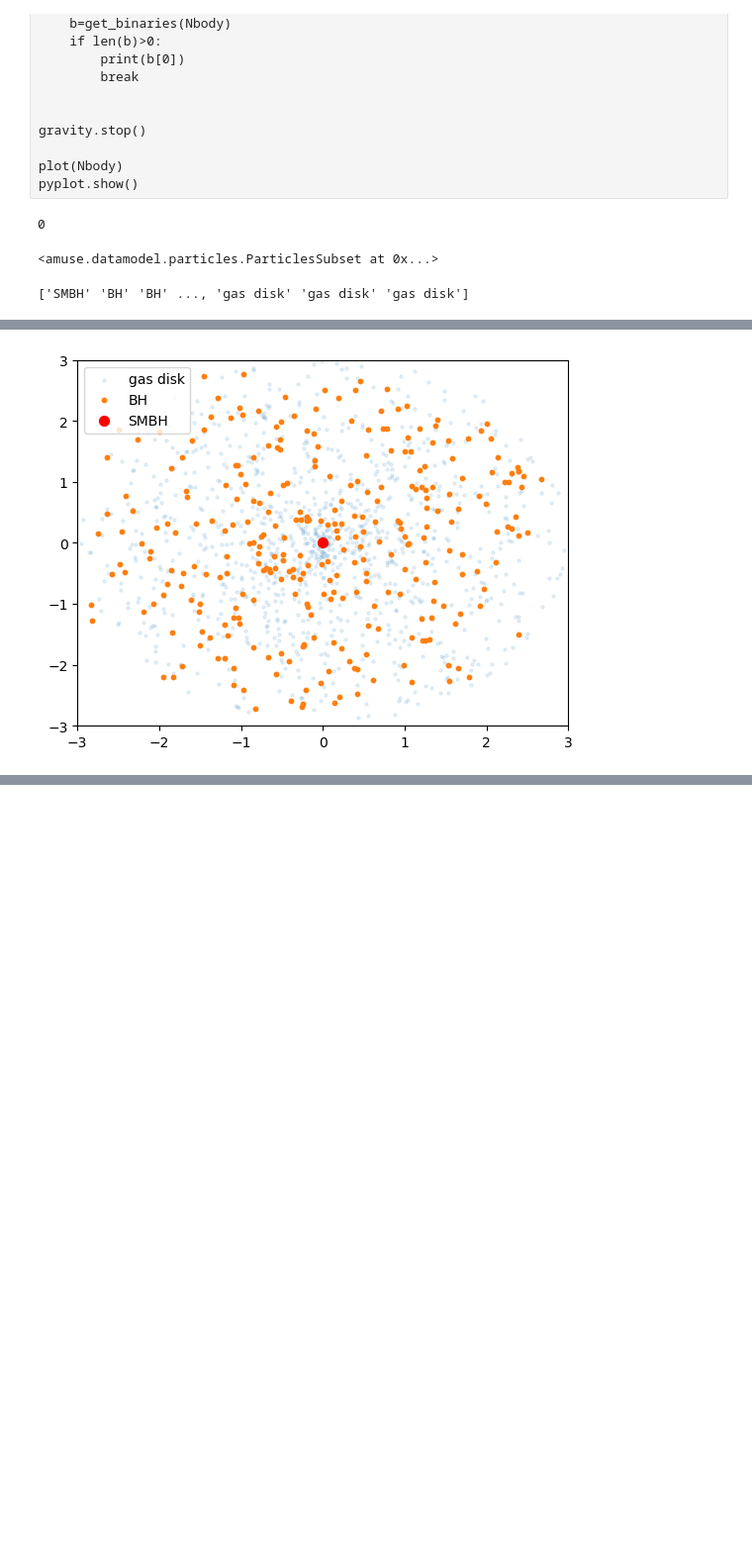
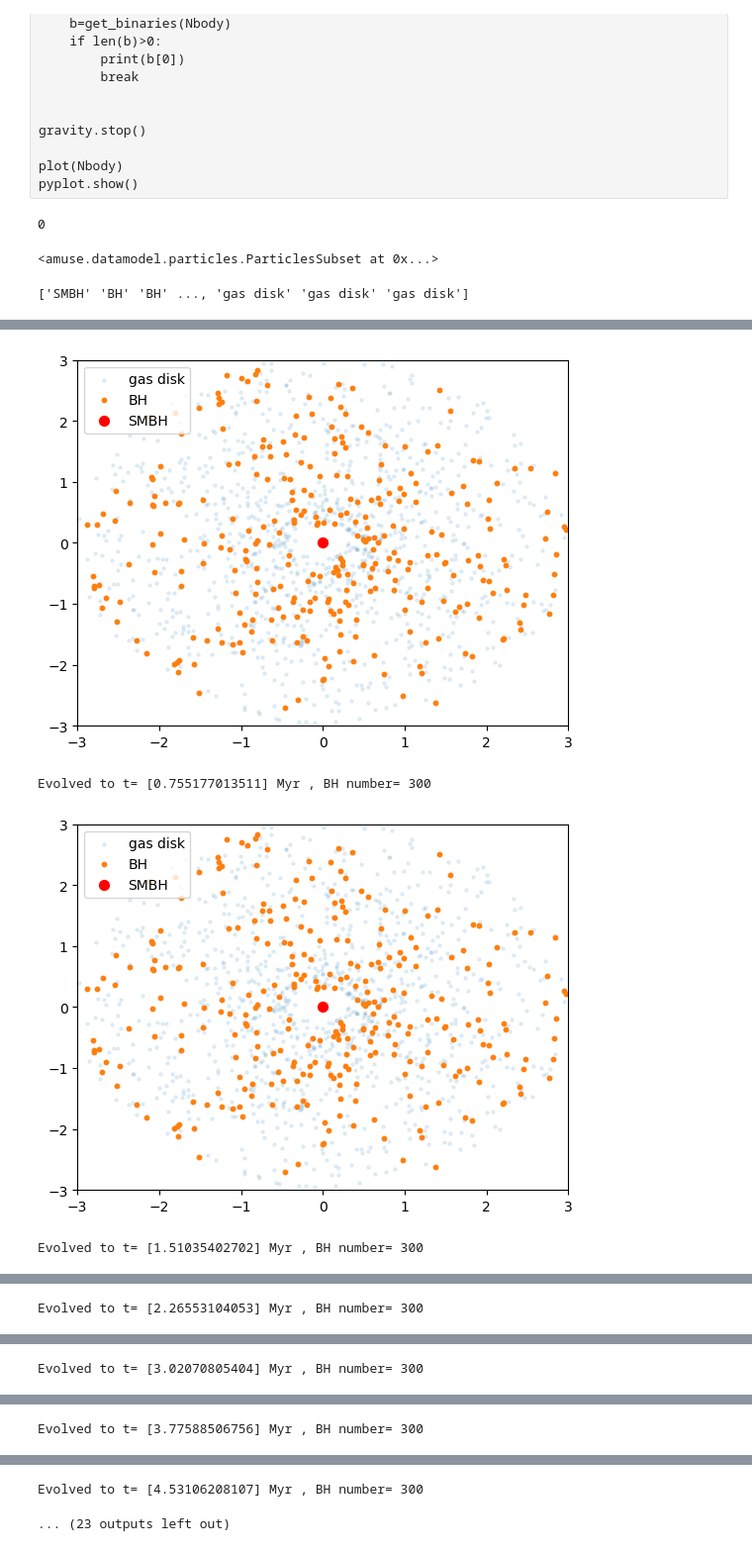
Before and after one commit to Protesticon/BBH_AMUSE, a Jupyter notebook: BH_initialization.ipynb, the cells around one changed output, grey strips where cells are left out. Shown at 99% size. Saved outputs shown, nothing was run; the diff lists cells and outputs as text; code cells hidden in the pictures; blank space fills up the shorter version.

```diff
--- a/BH_initialization.ipynb
+++ b/BH_initialization.ipynb
@@ -66,7 +66,7 @@ def make_BHdisk_around_SMBH(SMBH, n_BHs=n_BHs):
 def make_gasdisk_around_SMBH(SMBH):
     R = r|units.pc
     Ndisk = 1000
-    Rin = 0.01
+    Rin = 0.1
     Rout = 1
     Pinner2 = orbital_period(SMBH.mass, Rin*R)
     Mdisk = 1e-3 * SMBH.mass
@@ -251,12 +251,12 @@ gasdisk = bodies[bodies.name=="gas disk"]
 
 Nbody = SMBH+BHdisk
 
-gravityA = Huayno(converter2, workers=8)
+gravityA = Huayno(converter2, workers=32)
 gravityA.particles.add_particles(BHdisk)
 channel = {"from BHs": bodies.new_channel_to(gravityA.particles),
             "to_BHs": gravityA.particles.new_channel_to(bodies)}
 
-hydro = Fi(converter1, mode="openmp", workers=8)
+hydro = Fi(converter1, mode="openmp", workers=32)
 hydro.parameters.use_hydro_flag = True
 hydro.parameters.radiation_flag = False
 hydro.parameters.gamma = 1
@@ -315,7 +315,7 @@ def gravity_hydro_bridge(gravityA, hydro, gravhydro, bodies,
 
     gravity_initial_total_energy = gravityA.get_total_energy() + hydro.get_total_energy()
     model_time = 0 | units.Myr
-    dt = 1.0*Pinner2
+    dt = 100.0*Pinner2
     x=1
     while model_time < t_end:
 
@@ -331,9 +331,16 @@ def gravity_hydro_bridge(gravityA, hydro, gravhydro, bodies,
 #               "dE=", dE_gravity)#, dE_hydro
         Nbody = SMBH+BHdisk
         if model_time.value_in(units.yr)>(x*Pinner2.value_in(units.yr)):
-            x+=1
+            x+=100
             print("Evolved to t=", model_time.in_(units.Myr),
                   ", BH number=", len(Nbody)-1)
+            scatter(gasdisk.x.value_in(units.pc), gasdisk.y.value_in(units.pc), s=5, alpha=0.1, label="gas disk")
+            scatter(BHdisk.x.value_in(units.pc), BHdisk.y.value_in(units.pc), s=10, alpha=1, label='BH')
+            scatter(SMBH.x.value_in(units.pc), SMBH.z.value_in(units.pc), s=50, c='r', label='SMBH')
+            pyplot.xlim(-r, r)
+            pyplot.ylim(-r, r)
+            pyplot.legend(loc="best")
+            pyplot.show()
 
         Nbody.collision_radius = Nbody.radius * collision_radius_multiplication_factor
         gravhydro.evolve_model(model_time)
@@ -341,39 +348,36 @@ def gravity_hydro_bridge(gravityA, hydro, gravhydro, bodies,
 
         channel["to_BHs"].copy()
         channel["to_gasdisk"].copy()
         channel["to_smbh"].copy()
 
-        scatter(gasdisk.x.value_in(units.pc), gasdisk.y.value_in(units.pc), s=5, alpha=0.1, label="gas disk")
-        scatter(BHdisk.x.value_in(units.pc), BHdisk.y.value_in(units.pc), s=10, alpha=1, label='BH')
-        scatter(SMBH.x.value_in(units.pc), SMBH.z.value_in(units.pc), s=50, c='r', label='SMBH')
-        pyplot.xlim(-r, r)
-        pyplot.ylim(-r, r)
-        pyplot.legend(loc="best")
-        pyplot.show()
+
 
         Nbody.dist = dist(Nbody)
         b = get_binaries(Nbody)
         if(len(b)>0):
             print("Binary found:", b[0])
             break
 
 #         print("S=", bodies[:3])
 #         print("g=", gravity.particles)
 #         print(gravity.particles.y.in_(units.pc), moon.y.in_(units.pc))
 
     gravityA.stop()
     hydro.stop()
 
-t_end = 1000*Pinner2
+t_end = 10000*Pinner2
 gravity_hydro_bridge(gravityA, hydro, gravhydro,
                      bodies, t_end)
 
 # scatter(gasdisk.x.value_in(units.pc), gasdisk.y.value_in(units.pc), s=5, alpha=0.1, label="gas disk")
 # scatter(BHdisk.x.value_in(units.pc), BHdisk.y.value_in(units.pc), s=10, alpha=1, label='BH')
 # scatter(SMBH.x.value_in(units.pc), SMBH.z.value_in(units.pc), s=50, c='r', label='SMBH')
 # pyplot.xlim(-r, r)
 # pyplot.ylim(-r, r)
 # pyplot.legend(loc="best")
 # pyplot.show()
 # %% [output]
-[figure, old version]
+[figure, new version]
+Evolved to t= [0.755177013511] Myr , BH number= 300
+[figure, added]
+Evolved to t= [1.51035402702] Myr , BH number= 300
@@ -379,0 +385 @@ gravity_hydro_bridge(gravityA, hydro, gravhydro,
+Evolved to t= [2.26553104053] Myr , BH number= 300
@@ -379,0 +387 @@ gravity_hydro_bridge(gravityA, hydro, gravhydro,
+Evolved to t= [3.02070805404] Myr , BH number= 300
@@ -379,0 +389 @@ gravity_hydro_bridge(gravityA, hydro, gravhydro,
+Evolved to t= [3.77588506756] Myr , BH number= 300
@@ -380,3 +391,5 @@ gravity_hydro_bridge(gravityA, hydro, gravhydro,
+Evolved to t= [4.53106208107] Myr , BH number= 300
+... (23 outputs left out)
 # %%
 scatter(gasdisk.x.value_in(units.pc), gasdisk.y.value_in(units.pc), s=5, alpha=0.1, label="gas disk")
 scatter(BHdisk.x.value_in(units.pc), BHdisk.y.value_in(units.pc), s=10, alpha=1, label='BH')
```
Also changed, not shown: parts of 3 cells of this notebook, 1 other file.
